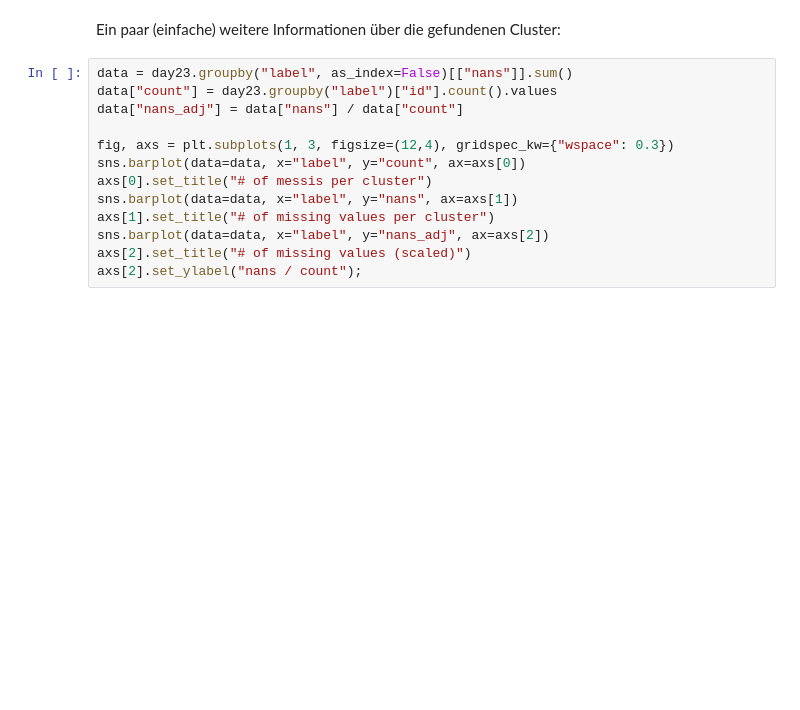
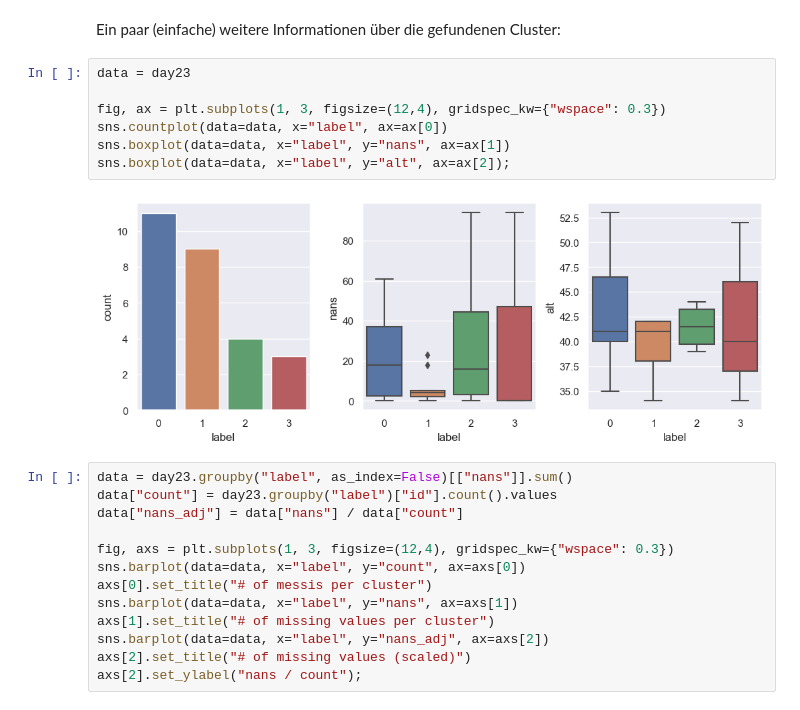
Before and after one commit to vegan-schnitzel/messi-cluster-analysis, a Jupyter notebook: code/1-single-day.ipynb, the cells around one changed output. Cells and saved outputs as stored; diff of their text form; blank space fills up the shorter version.

Commit message:
added altitude per cluster boxplot

```diff
--- a/code/1-single-day.ipynb
+++ b/code/1-single-day.ipynb
@@ -551,6 +551,15 @@ fig.savefig("../figs/loc-cluster.png", dpi=300, bbox_inches="tight")
 [figure]
 # %% [markdown]
 Ein paar (einfache) weitere Informationen über die gefundenen Cluster:
+# %%
+data = day23
+
+fig, ax = plt.subplots(1, 3, figsize=(12,4), gridspec_kw={"wspace": 0.3})
+sns.countplot(data=data, x="label", ax=ax[0])
+sns.boxplot(data=data, x="label", y="nans", ax=ax[1])
+sns.boxplot(data=data, x="label", y="alt", ax=ax[2]);
+# %% [output]
+[figure, added]
 # %%
 data = day23.groupby("label", as_index=False)[["nans"]].sum()
 data["count"] = day23.groupby("label")["id"].count().values
```
Also changed, not shown: parts of 1 cell of this notebook, 4 other files.
